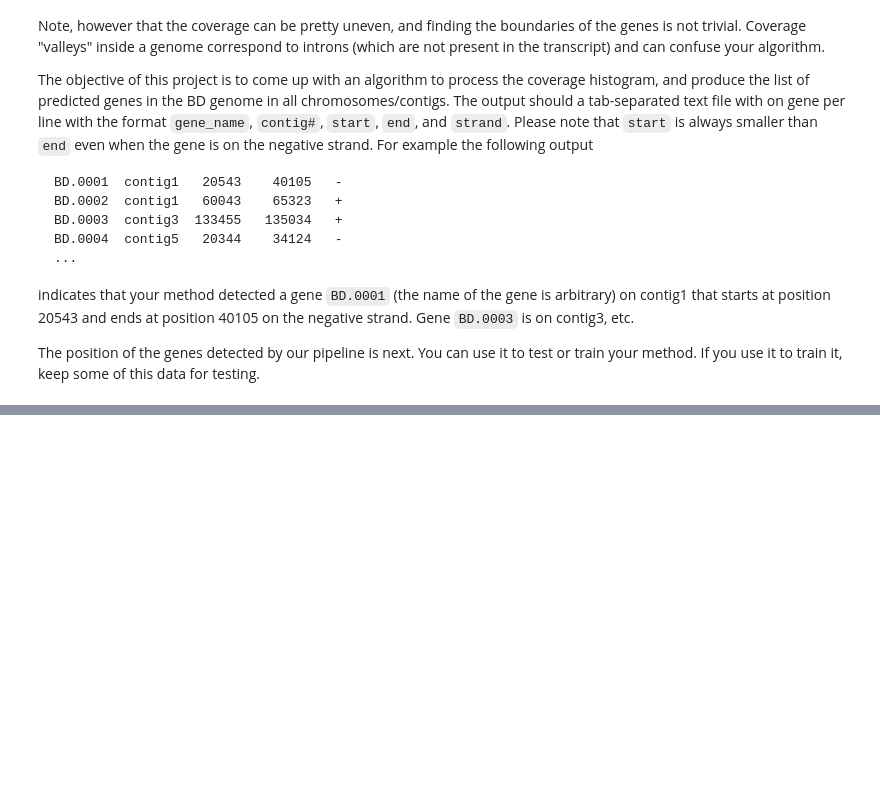
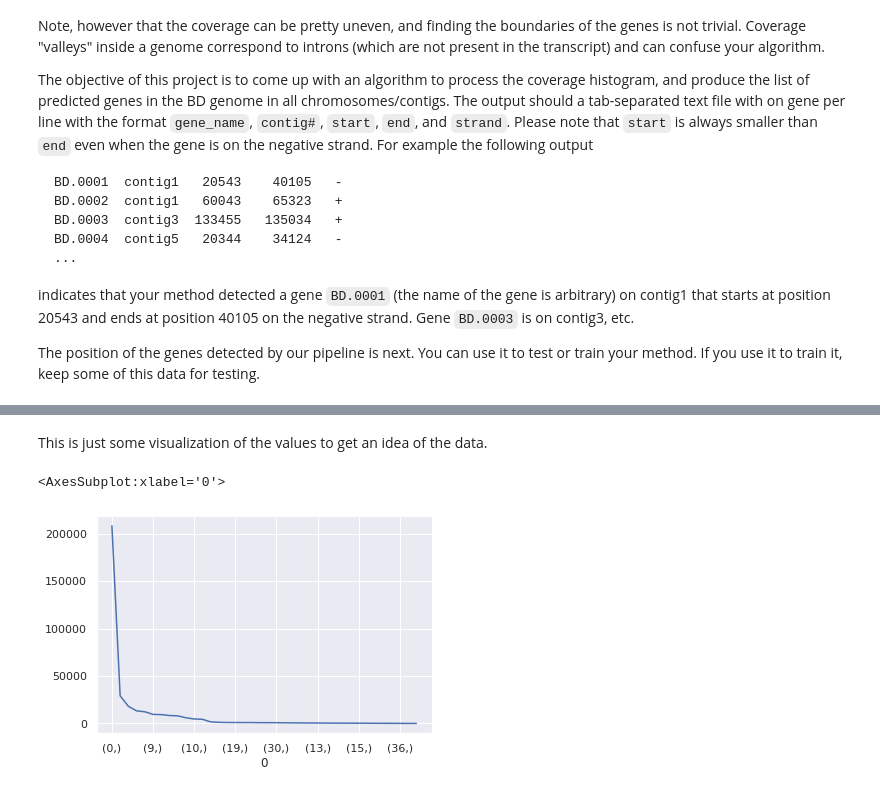
Before and after one commit to charzho/gene_finding, a Jupyter notebook: 6.genes.ipynb, the cells around one changed output, grey strips where cells are left out. Saved outputs shown, nothing was run; the diff lists cells and outputs as text; code cells hidden in the pictures; blank space fills up the shorter version.

```diff
--- a/6.genes.ipynb
+++ b/6.genes.ipynb
@@ -155,0 +245,15 @@ The position of the genes detected by our pipeline is next. You can use it to te
+# %%
+import pandas as pd
+import numpy as np
+import seaborn as sns
+sns.set()
+# %% [markdown]
+This is just some visualization of the values to get an idea of the data.
+# %%
+dfp = pd.DataFrame(coveragepositive)
+dfn = pd.DataFrame(coveragenegative)
+# %%
+(dfp.value_counts()).plot()
+# %% [output]
+<AxesSubplot:xlabel='0'>
+[figure, added]
```
Also changed, not shown: parts of 27 cells of this notebook.
